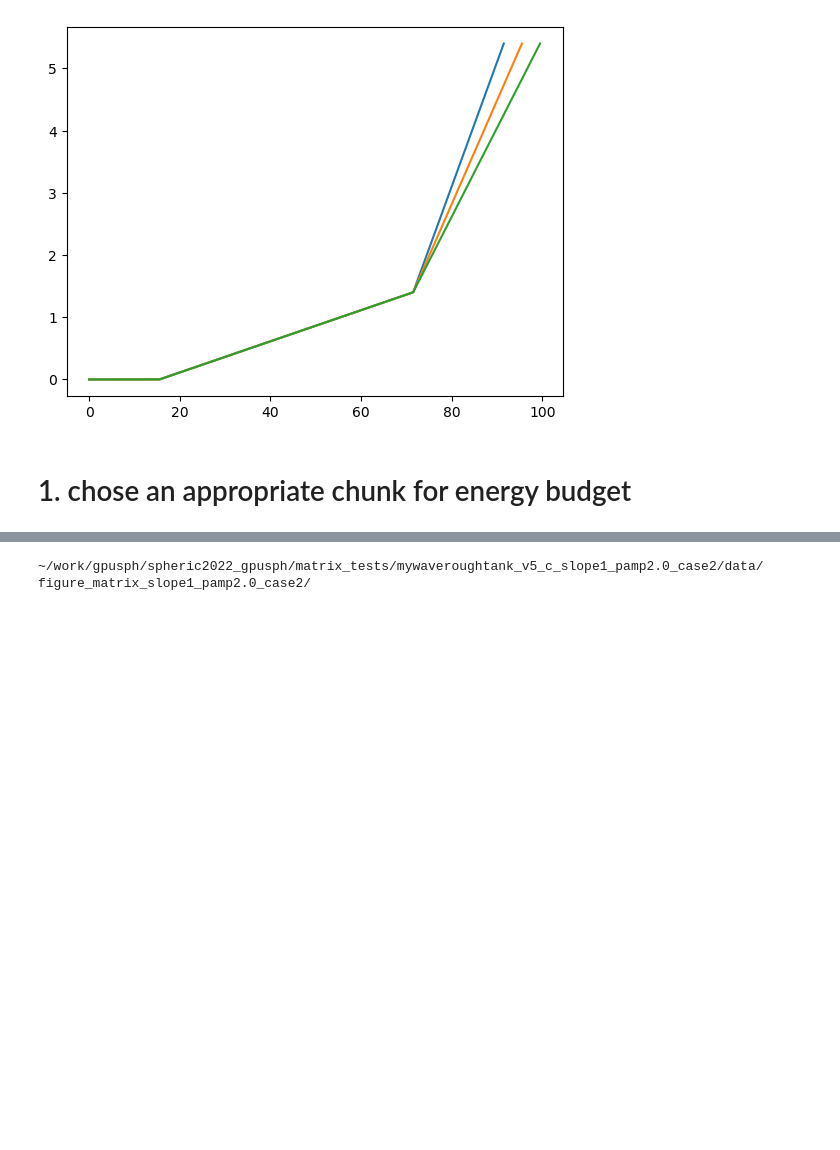
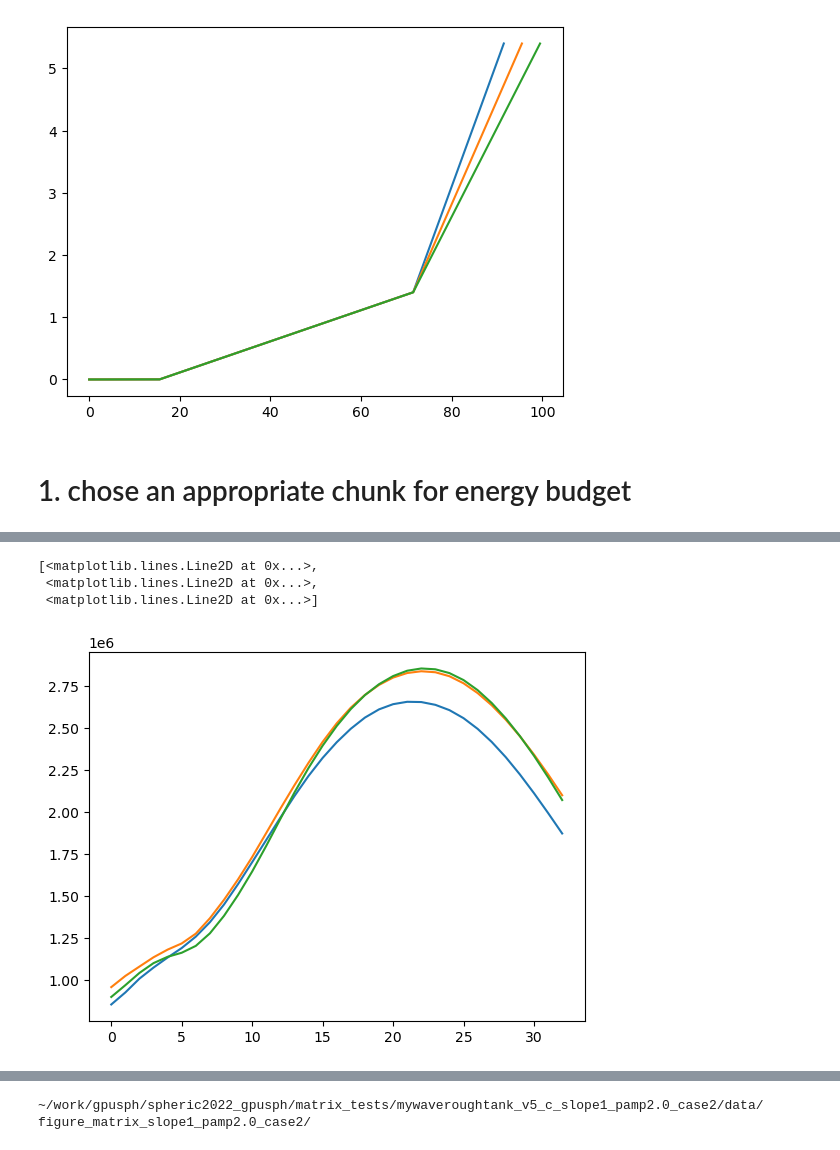
Before and after one commit to xliu-ocean/next_gpusph, a Jupyter notebook: plotting/MYWaveRoughTank_matrix/Energy_budget_v4_20260714.ipynb, the cells around one changed output, grey strips where cells are left out. Cells and saved outputs as stored; diff of their text form; code cells hidden in the pictures; blank space fills up the shorter version.

```diff
--- a/plotting/MYWaveRoughTank_matrix/Energy_budget_v4_20260714.ipynb
+++ b/plotting/MYWaveRoughTank_matrix/Energy_budget_v4_20260714.ipynb
@@ -295,3 +332,10 @@ plt.plot(ke_cob_0_list_all.T)
+# %%
+plt.plot(pe_cob_0_list_all.T)
+# %% [output]
+[<matplotlib.lines.Line2D at 0x...>,
+ <matplotlib.lines.Line2D at 0x...>,
+ <matplotlib.lines.Line2D at 0x...>]
+[figure, added]
 # %%
 plt.plot(pe_cob_0_list_all[ 0,:] - pe_cob_0_list_all[0,0]+ke_cob_0_list_all[0,:])
 plt.plot(pe_cob_0_list_all[ 1,:] - pe_cob_0_list_all[1,0]+ke_cob_0_list_all[1,:])
```
Also changed, not shown: parts of 7 cells of this notebook.
